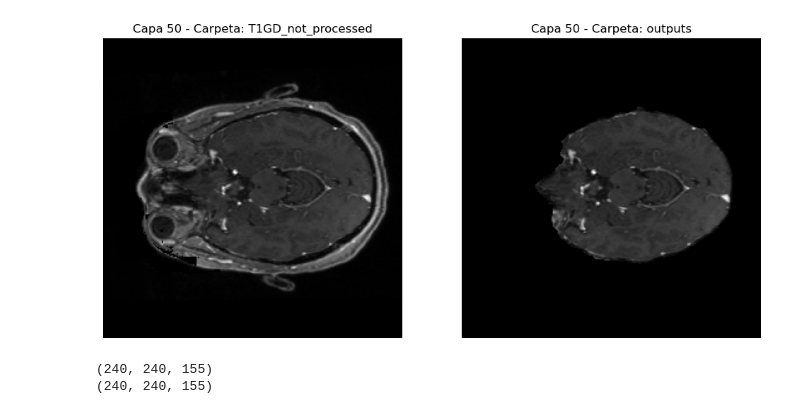
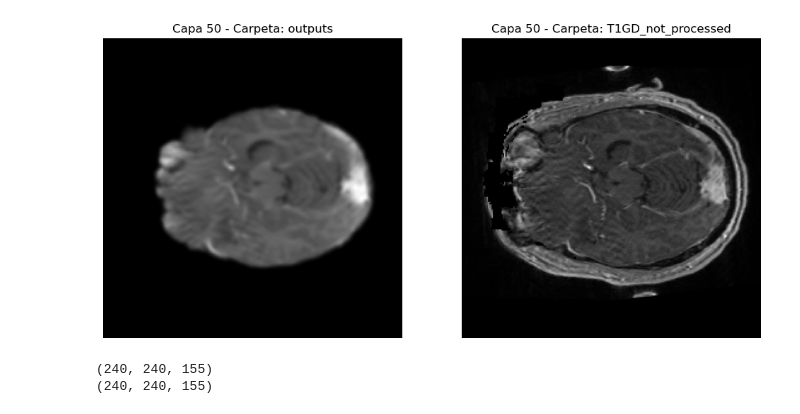
Before and after one commit to JPDevOpti/IA_AutomaticTumorSegmentationModel, a Jupyter notebook: pre_processing/see_results.ipynb, the cells around one changed output. Saved outputs shown, nothing was run; the diff lists cells and outputs as text; code cells hidden in the pictures.

```diff
--- a/pre_processing/see_results.ipynb
+++ b/pre_processing/see_results.ipynb
@@ -5,18 +5,18 @@ from Scripts.normalization import normalize_image
 from Scripts.brain_extraction import extract_brain
 # %%
 # Rutas de los archivos .nii
-nii_pre_processado = '../dataset/preprocessed/T1GD_not_processed/UPENN-GBM-00001_11_T1GD_unstripped.nii.gz';
-nii_no_pre_processado = '../dataset/preprocessed/outputs/UPENN-GBM-00001_11_T1GD_unstripped.nii_brain_extracted.nii';
+nii_no_pre_processado = '../dataset/preprocessed/T1GD_not_processed/UPENN-GBM-00068_11_T1GD_unstripped.nii.gz';
+nii_pre_processado = '../dataset/preprocessed/outputs/UPENN-GBM-00068_11_T1GD_unstripped.nii_brain_extracted.nii';
 
 # Cargar las imágenes
 imagen1 = load_nii(nii_pre_processado)
 imagen2 = load_nii(nii_no_pre_processado)
 
 # Mostrar las capas específicas en subgráficas
 show_subplots(imagen1.get_fdata(), nii_pre_processado, imagen2.get_fdata(), nii_no_pre_processado, capa=50, indice_carpeta=3)
 print(imagen1.shape)
 print(imagen2.shape)
 # %% [output]
-[figure, old version]
+[figure, new version]
 (240, 240, 155)
 (240, 240, 155)
```
Also changed, not shown: 4 other files.
